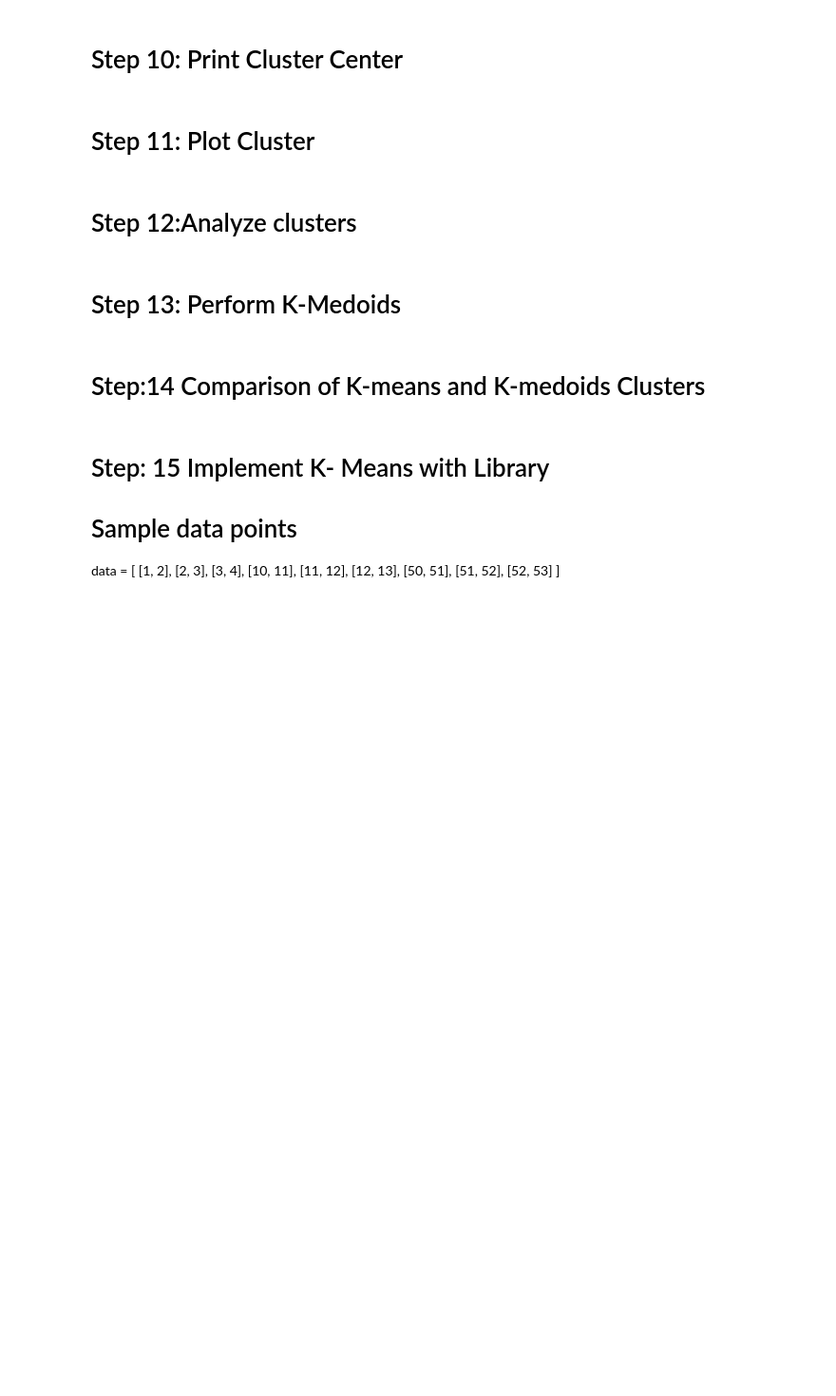
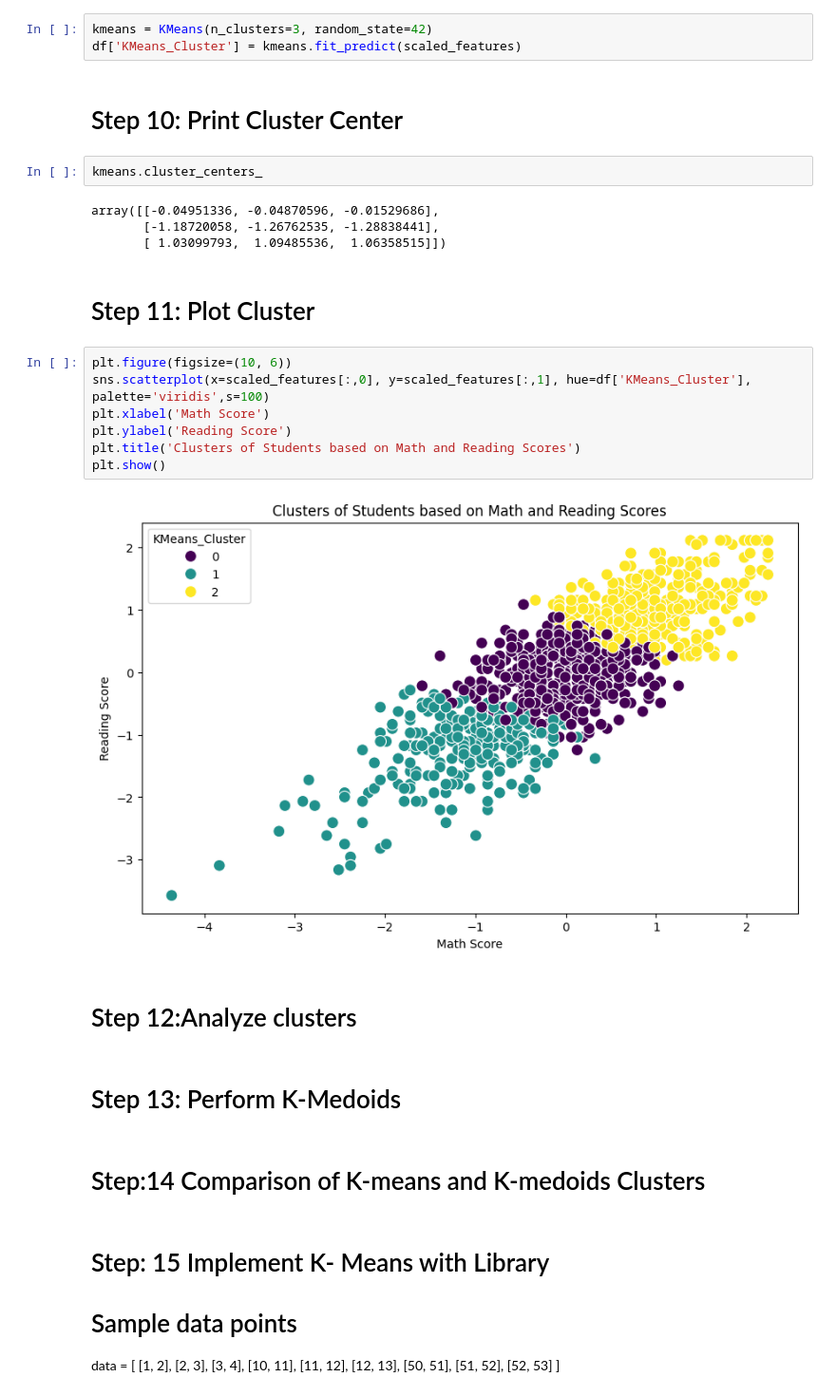
Before and after one commit to namrapithwa-tech/ML, a Jupyter notebook: Lab9/Lab9.ipynb, the cells around one changed output. Shown: that part at 95% size. Drawn from its saved outputs; the diff is of its cells as text; blank space fills up the shorter version.

```diff
--- a/Lab9/Lab9.ipynb
+++ b/Lab9/Lab9.ipynb
@@ -117,9 +133,27 @@ scaled_features = scaler.fit(df.select_dtypes(include=[np.number]))
 # %% [markdown]
 # Step 9:Based on the elbow plot, choose an appropriate k value (e.g., k=3)
+# %%
+kmeans = KMeans(n_clusters=3, random_state=42)
+df['KMeans_Cluster'] = kmeans.fit_predict(scaled_features)
 # %% [markdown]
 # Step 10: Print Cluster Center
+# %%
+kmeans.cluster_centers_
+# %% [output]
+array([[-0.04951336, -0.04870596, -0.01529686],
+       [-1.18720058, -1.26762535, -1.28838441],
+       [ 1.03099793,  1.09485536,  1.06358515]])
 # %% [markdown]
 # Step 11: Plot Cluster
+# %%
+plt.figure(figsize=(10, 6))
+sns.scatterplot(x=scaled_features[:,0], y=scaled_features[:,1], hue=df['KMeans_Cluster'], palette='viridis',s=100)
+plt.xlabel('Math Score')
+plt.ylabel('Reading Score')
+plt.title('Clusters of Students based on Math and Reading Scores')
+plt.show()
+# %% [output]
+[figure, added]
 # %% [markdown]
 # Step 12:Analyze clusters
 # %% [markdown]
```
Also changed, not shown: parts of 2 cells of this notebook.
